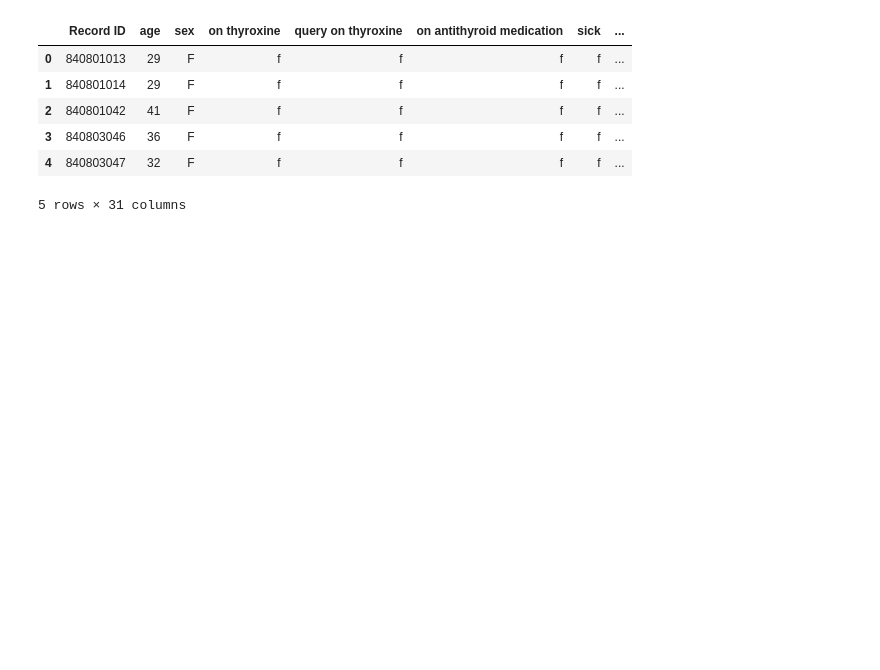
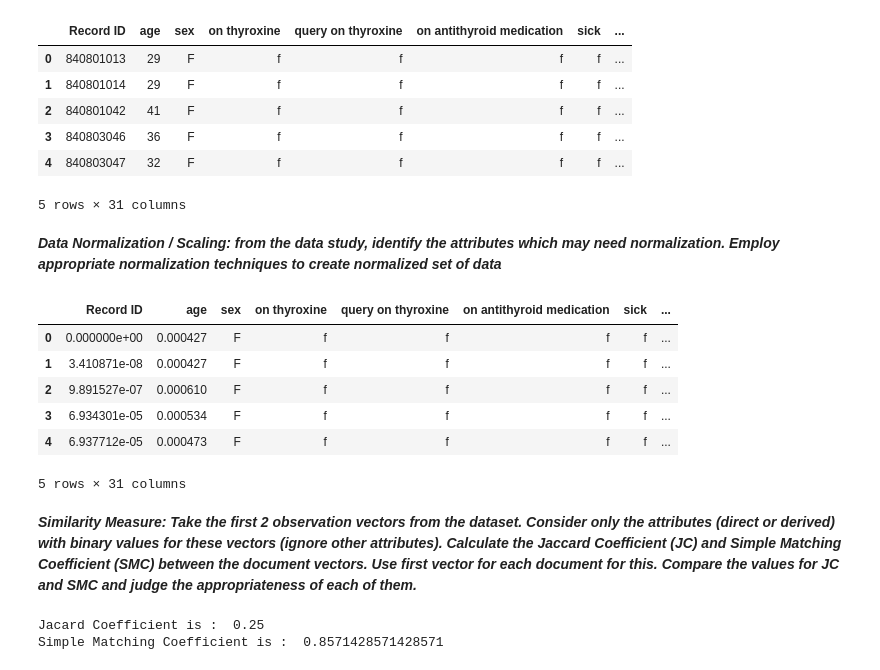
Before and after one commit to aaditya-29/ML-lab, a Jupyter notebook: ML_LAB_2.ipynb, the cells around one changed output. Drawn from its saved outputs; the diff is of its cells as text; code cells hidden in the pictures; blank space fills up the shorter version.

```diff
--- a/ML_LAB_2.ipynb
+++ b/ML_LAB_2.ipynb
@@ -255,10 +261,24 @@ variables. Employ following guidance.
+# %%
+#outlier presence
+def check_present(df,column):
+    q1 = df[column].quantile(0.25)
+    q3 = df[column].quantile(0.75)
+    iqr = q3 - q1
+    bound1 = q1-1.5*iqr
+    bound2 = q3+1.5*iqr
+    val =len(df[ (df[column]<bound1) | (df[column]>bound2) ])
+    if val == 0:
+        return False
+    else:
+        return True
 # %%
+
 for column in thyroid_df.columns:
     if thyroid_df[column].isnull().sum() > 0:
         if thyroid_df[column].dtype == 'object':
             thyroid_df[column].fillna(thyroid_df[column].mode()[0], inplace=True)
         else:
-            if thyroid_df[column].nunique() > 10:  # assuming outliers present if unique values > 10
+            if check_present(thyroid_df, column):  # assuming outliers present if unique values > 10
                 thyroid_df[column].fillna(thyroid_df[column].median(), inplace=True)
             else:
                 thyroid_df[column].fillna(thyroid_df[column].mean(), inplace=True)
@@ -271,3 +291,65 @@ thyroid_df.head()
 | 3 | 840803046 | 36 | F | f | f | f | f | ... |
 | 4 | 840803047 | 32 | F | f | f | f | f | ... |
 5 rows × 31 columns
+# %% [markdown]
+***Data Normalization / Scaling: from the data study, identify the attributes which may need
+normalization. Employ appropriate normalization techniques to create normalized set of data***
+# %%
+def normalize(df,column):
+    min_val = np.min(df[column])
+    max_val = np.max(df[column])
+    normalized_column = [(x - min_val) / (max_val - min_val) for x in df[column]]
+    return normalized_column
+
+numeric_columns = thyroid_df.select_dtypes(include=['number']).columns
+# Normalize each numeric column
+normalized_data = thyroid_df.copy()
+for column in numeric_columns:
+    normalized_data[column] = normalize(normalized_data,column)
+
+# Display normalized data (or specific normalized columns)
+normalized_data.head()
+# %% [output]
+|  | Record ID | age | sex | on thyroxine | query on thyroxine | on antithyroid medication | sick | ... |
+| 0 | 0.000000e+00 | 0.000427 | F | f | f | f | f | ... |
+| 1 | 3.410871e-08 | 0.000427 | F | f | f | f | f | ... |
+| 2 | 9.891527e-07 | 0.000610 | F | f | f | f | f | ... |
+| 3 | 6.934301e-05 | 0.000534 | F | f | f | f | f | ... |
+| 4 | 6.937712e-05 | 0.000473 | F | f | f | f | f | ... |
+5 rows × 31 columns
+# %% [markdown]
+***Similarity Measure: Take the first 2 observation vectors from the dataset. Consider only the
+attributes (direct or derived) with binary values for these vectors (ignore other attributes). Calculate
+the Jaccard Coefficient (JC) and Simple Matching Coefficient (SMC) between the document vectors.
+Use first vector for each document for this. Compare the values for JC and SMC and judge the
+appropriateness of each of them.***
+# %%
+#accessing two observation
+binary_att = []
+for column in thyroid_df.columns:
+    if(len(pd.unique(thyroid_df[column])) == 2):
+        binary_att.append(column)
+
+binary_df = thyroid_df[binary_att]
+
+for column in binary_df.columns:
+    unilist1 = pd.unique(binary_df[column])
+    unilist1.sort()
+    newcolumn = [False if x == unilist1[0] else True for x in binary_df[column]]
+    binary_df.loc[:,column] = newcolumn
+
+
+vec1 = binary_df.iloc[0]
+vec2 = binary_df.iloc[1]
+
+vec = vec1 & vec2
+f11 = sum(vec)
+f01_f10 = sum(vec1 ^ vec2)
+f00 = sum(~(vec1 | vec2))
+JC = f11 / (f01_f10 + f11)
+SMC = (f11+f00) / (f01_f10 + f11 + f00)
+print("Jacard Coefficient is : ", JC)
+print("Simple Matching Coefficient is : ", SMC)
+# %% [output]
+Jacard Coefficient is :  0.25
+Simple Matching Coefficient is :  0.8571428571428571
```
Also changed, not shown: parts of 11 cells of this notebook.
